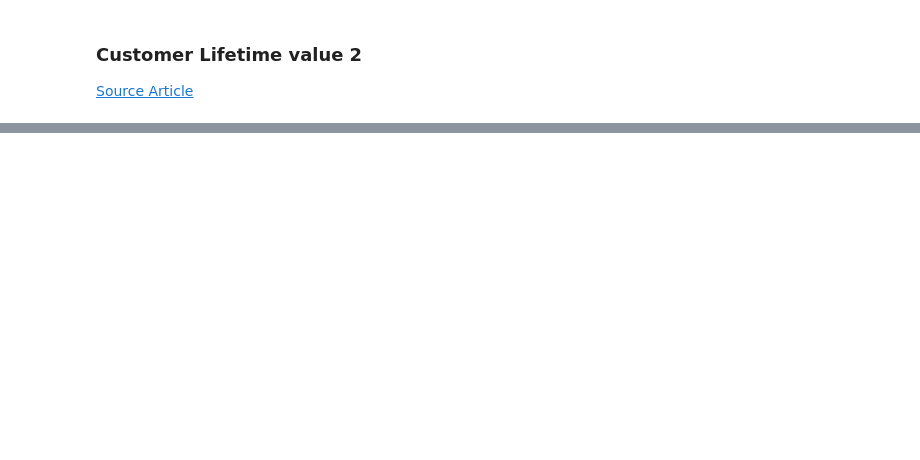
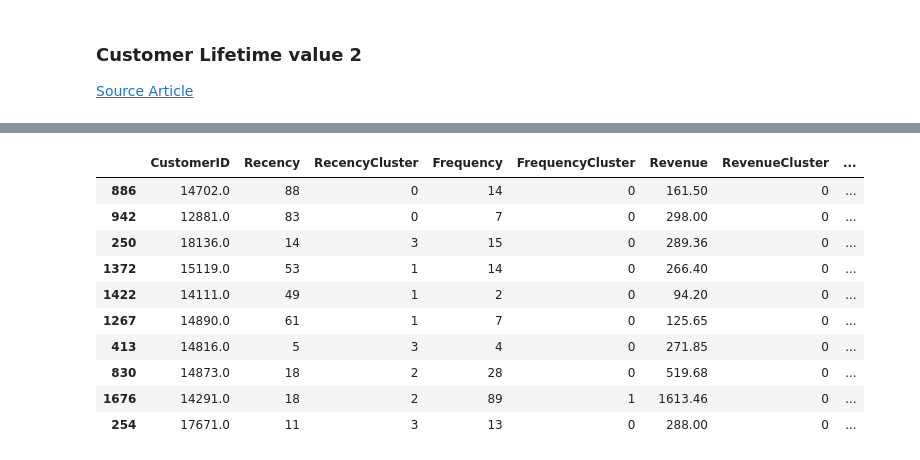
Before and after one commit to sidd-hart/customer-segmentation, a Jupyter notebook: notebooks/2.1-Customer-LifetimeValue-2ndArticle.ipynb, the cells around one changed output, grey strips where cells are left out. Cells and saved outputs as stored; diff of their text form; code cells hidden in the pictures; blank space fills up the shorter version.

```diff
--- a/notebooks/2.1-Customer-LifetimeValue-2ndArticle.ipynb
+++ b/notebooks/2.1-Customer-LifetimeValue-2ndArticle.ipynb
@@ -36,0 +264,22 @@ data.head()
+# %%
+#remove outliers
+tx_merge = tx_merge[tx_merge['m6_Revenue']<tx_merge['m6_Revenue'].quantile(0.99)]
+# %%
+#creating 3 clusters
+kmeans = KMeans(n_clusters=3)
+kmeans.fit(tx_merge[['m6_Revenue']])
+tx_merge['LTVCluster'] = kmeans.predict(tx_merge[['m6_Revenue']])
+# %%
+tx_merge.sample(10)
+# %% [output]
+|  | CustomerID | Recency | RecencyCluster | Frequency | FrequencyCluster | Revenue | RevenueCluster | ... |
+| 886 | 14702.0 | 88 | 0 | 14 | 0 | 161.50 | 0 | ... |
+| 942 | 12881.0 | 83 | 0 | 7 | 0 | 298.00 | 0 | ... |
+| 250 | 18136.0 | 14 | 3 | 15 | 0 | 289.36 | 0 | ... |
+| 1372 | 15119.0 | 53 | 1 | 14 | 0 | 266.40 | 0 | ... |
+| 1422 | 14111.0 | 49 | 1 | 2 | 0 | 94.20 | 0 | ... |
+| 1267 | 14890.0 | 61 | 1 | 7 | 0 | 125.65 | 0 | ... |
+| 413 | 14816.0 | 5 | 3 | 4 | 0 | 271.85 | 0 | ... |
+| 830 | 14873.0 | 18 | 2 | 28 | 0 | 519.68 | 0 | ... |
+| 1676 | 14291.0 | 18 | 2 | 89 | 1 | 1613.46 | 0 | ... |
+| 254 | 17671.0 | 11 | 3 | 13 | 0 | 288.00 | 0 | ... |
```
Also changed, not shown: parts of 36 cells of this notebook, 1 other file.
